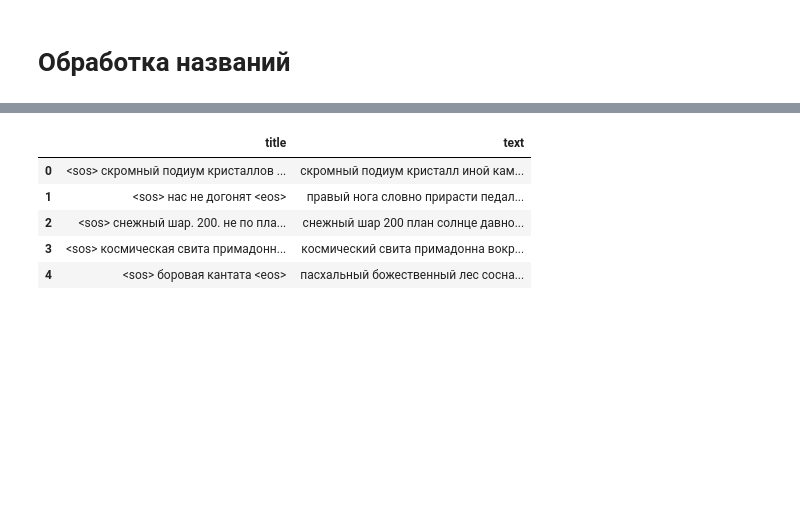
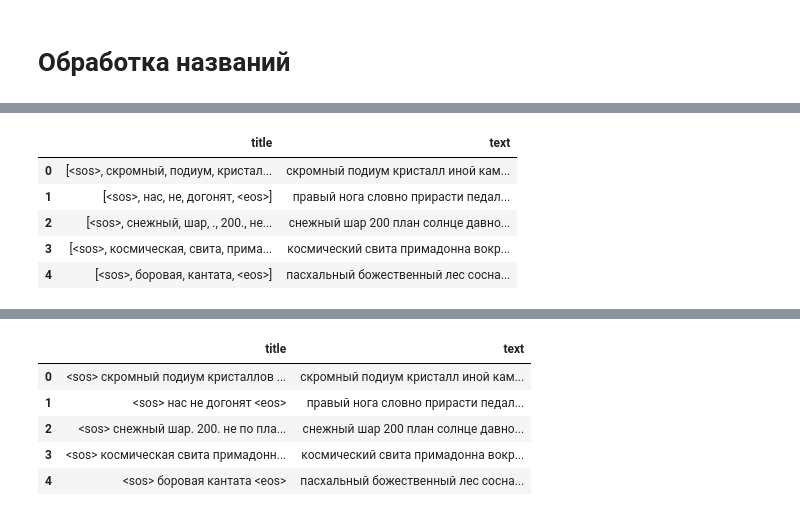
Before and after one commit to VeronikaSteklo/generation_names, a Jupyter notebook: work_with_data.ipynb, the cells around one changed output, grey strips where cells are left out. Drawn from its saved outputs; the diff is of its cells as text; code cells hidden in the pictures; blank space fills up the shorter version.

```diff
--- a/work_with_data.ipynb
+++ b/work_with_data.ipynb
@@ -278,3 +291,19 @@ data.head()
+# %%
+def add_special_token(text: List[str]) -> List[str]:
+    text.insert(0, "<sos>")
+    text.append("<eos>")
+    return text
+# %%
+data.title = data.title.apply(add_special_token)
+# %%
+data.head()
+# %% [output]
+|  | title | text |
+| 0 | [<sos>, скромный, подиум, кристал... | скромный подиум кристалл иной кам... |
+| 1 | [<sos>, нас, не, догонят, <eos>] | правый нога словно прирасти педал... |
+| 2 | [<sos>, снежный, шар, ., 200., не... | снежный шар 200 план солнце давно... |
+| 3 | [<sos>, космическая, свита, прима... | космический свита примадонна вокр... |
+| 4 | [<sos>, боровая, кантата, <eos>] | пасхальный божественный лес сосна... |
 # %%
 data.text = data.text.apply(literal_eval)
 # %%
```
Also changed, not shown: parts of 8 cells of this notebook.
